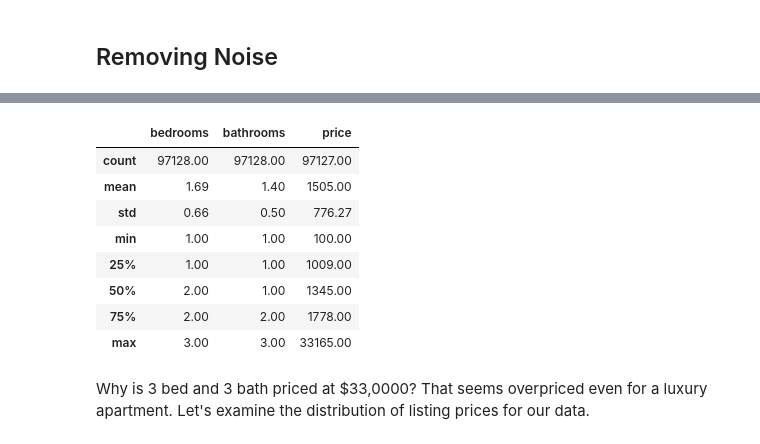
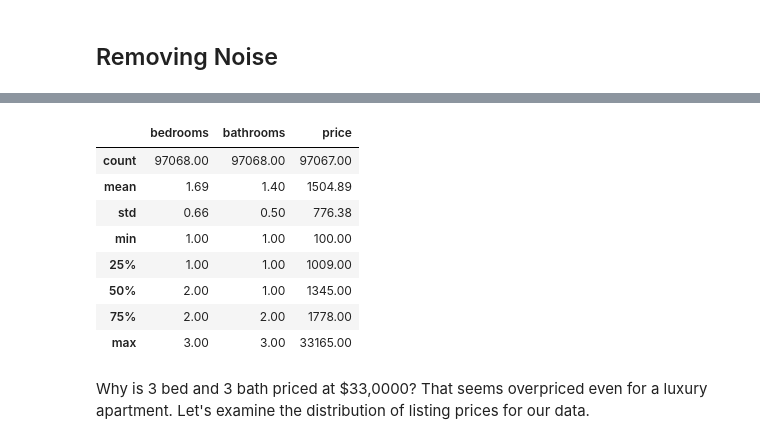
Before and after one commit to ipacheco9311/CS-577-07-Data-Science-Fall-2025-Project, a Jupyter notebook: source/project.ipynb, the cells around one changed output, grey strips where cells are left out. Saved outputs shown, nothing was run; the diff lists cells and outputs as text; code cells hidden in the pictures.

```diff
--- a/source/project.ipynb
+++ b/source/project.ipynb
@@ -216,7 +216,9 @@ with duckdb.connect(database= (data_directory / 'apartments.duckdb')) as connect
     SELECT *,
     FROM listings
     WHERE
-    state IS NOT NULL
+    state IS NOT NULL AND category IS NOT NULL AND
+    price_type  IS NOT NULL AND
+    category LIKE '%apartment%' AND price_type='monthly'
     ORDER BY state;
     ''').fetchdf()
 # %%
@@ -255,7 +259,9 @@ with duckdb.connect(database= (data_directory / 'apartments.duckdb')) as connect
     COUNT(*) AS count
     FROM listings
     WHERE
-    bedrooms IS NOT NULL AND bathrooms IS NOT NULL
+    category IS NOT NULL AND price_type  IS NOT NULL AND
+    bedrooms IS NOT NULL AND bathrooms IS NOT NULL AND
+    category LIKE '%apartment%' AND price_type='monthly'
     GROUP BY bedrooms, bathrooms
     ORDER BY bedrooms, bathrooms;
     ''').fetchdf()
@@ -283,19 +289,21 @@ It appears studios, townhomes, houses, mansions, or penthouses are also in the d
 # %%
 with duckdb.connect(database= (data_directory / 'apartments.duckdb')) as connection:
     df = connection.execute(f'''
     SELECT bedrooms, bathrooms, price
     FROM listings
     WHERE
+    category IS NOT NULL AND price_type  IS NOT NULL AND
     bedrooms IS NOT NULL AND bathrooms IS NOT NULL AND
+    category LIKE '%apartment%' AND price_type='monthly' AND
     bedrooms >= 1 AND bedrooms <= 3 AND
     bathrooms >= 1 AND bathrooms <= 3;
     ''').fetchdf()
 df.describe()
 # %% [output]
 |  | bedrooms | bathrooms | price |
-| count | 97128.00 | 97128.00 | 97127.00 |
-| mean | 1.69 | 1.40 | 1505.00 |
-| std | 0.66 | 0.50 | 776.27 |
+| count | 97068.00 | 97068.00 | 97067.00 |
+| mean | 1.69 | 1.40 | 1504.89 |
+| std | 0.66 | 0.50 | 776.38 |
 | min | 1.00 | 1.00 | 100.00 |
 | 25% | 1.00 | 1.00 | 1009.00 |
 | 50% | 2.00 | 1.00 | 1345.00 |
```
Also changed, not shown: parts of 11 cells of this notebook.
